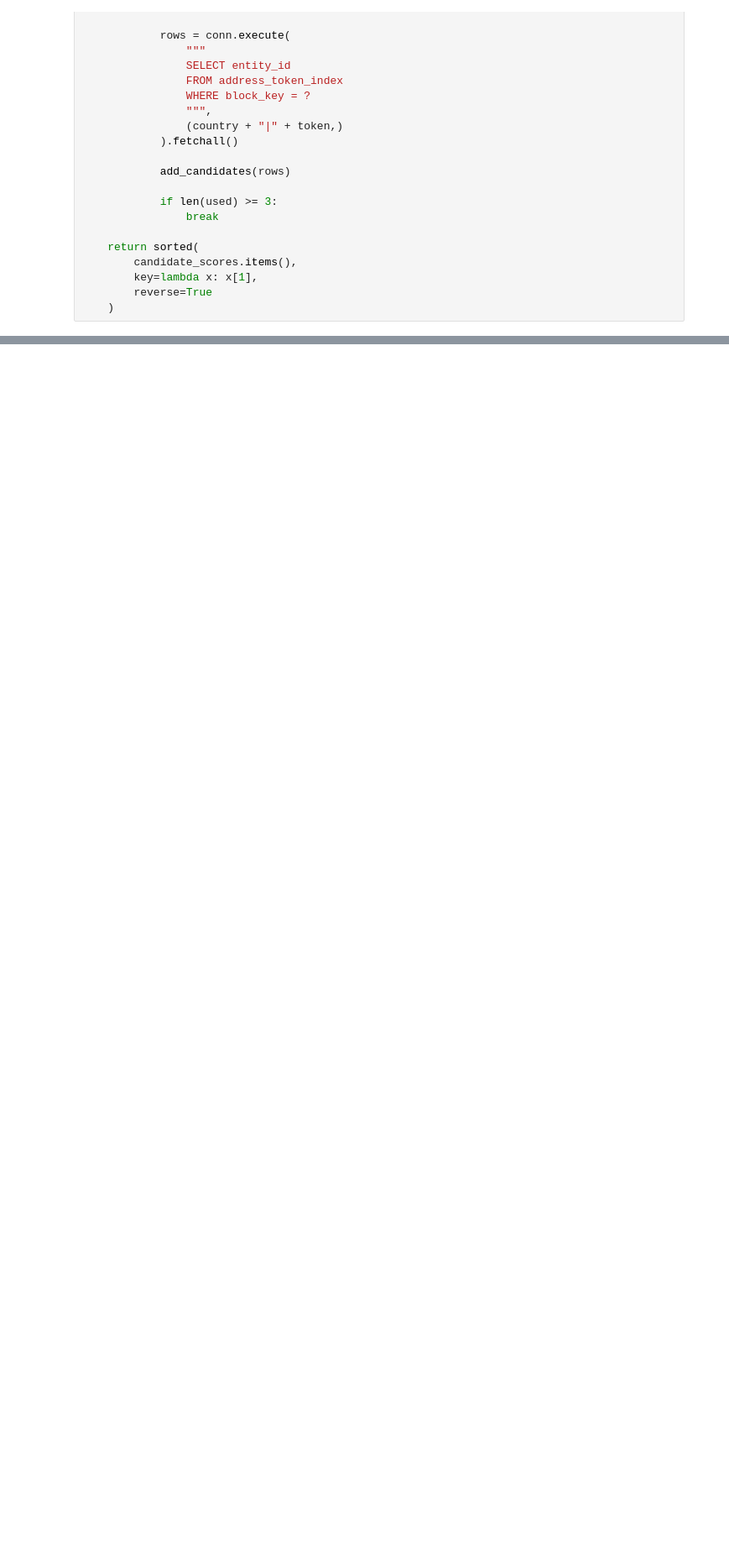
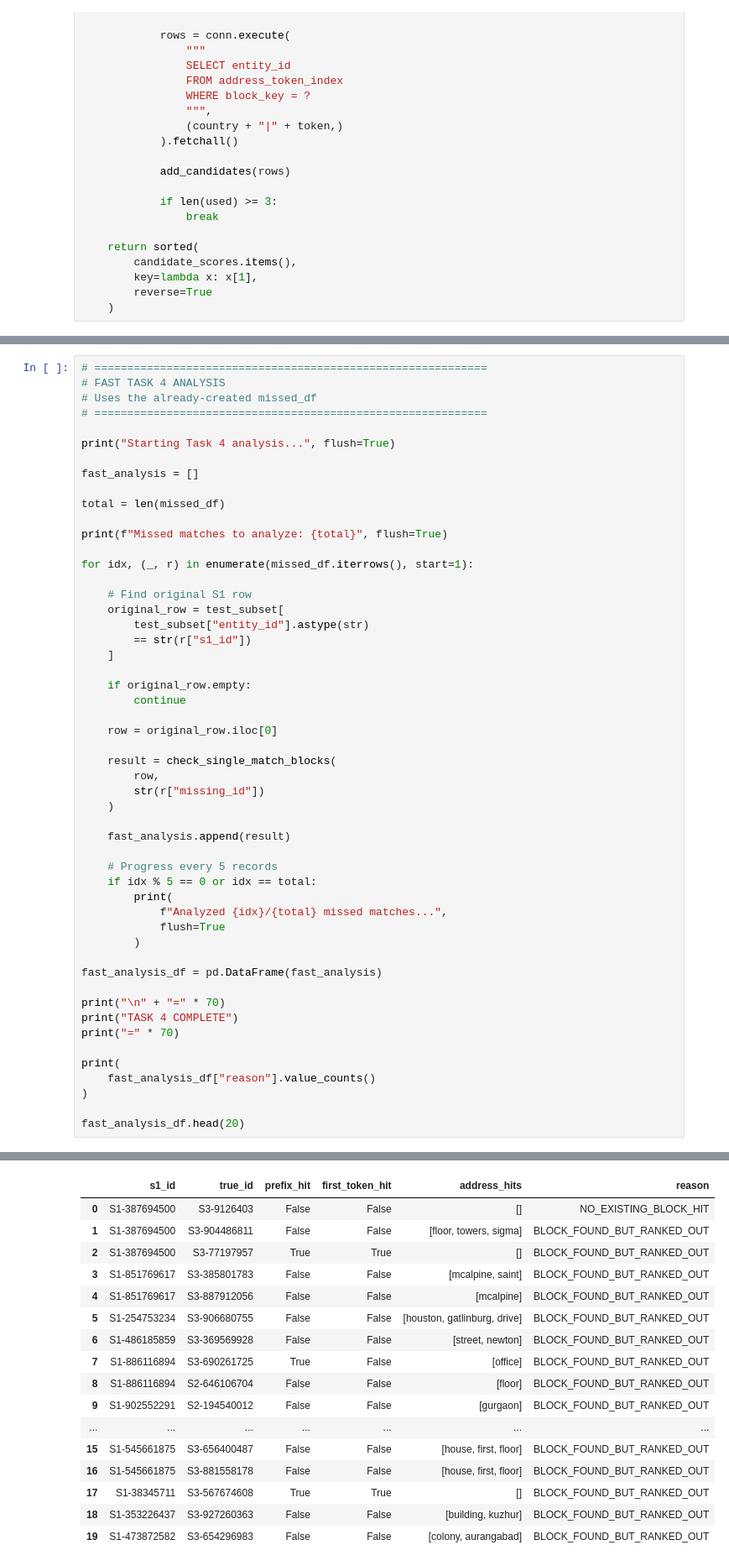
Before and after one commit to NidhiPatil22/business-entity-resolution, a Jupyter notebook: code/business_entity_resolution/src/memory_safe_pipeline.ipynb, the cells around one changed output, grey strips where cells are left out. Shown at 84% size. Drawn from its saved outputs; the diff is of its cells as text; blank space fills up the shorter version.

```diff
--- a/code/business_entity_resolution/src/memory_safe_pipeline.ipynb
+++ b/code/business_entity_resolution/src/memory_safe_pipeline.ipynb
@@ -1982,0 +2040,53 @@ print(
+# %%
+# ============================================================
+# FAST TASK 4 ANALYSIS
+# Uses the already-created missed_df
+# ============================================================
+
+print("Starting Task 4 analysis...", flush=True)
+
+fast_analysis = []
+
+total = len(missed_df)
+
+print(f"Missed matches to analyze: {total}", flush=True)
+
+for idx, (_, r) in enumerate(missed_df.iterrows(), start=1):
+
+    # Find original S1 row
+    original_row = test_subset[
+        test_subset["entity_id"].astype(str)
+        == str(r["s1_id"])
+    ]
+
+    if original_row.empty:
+        continue
+
+    row = original_row.iloc[0]
+
+    result = check_single_match_blocks(
+        row,
+        str(r["missing_id"])
+    )
+
+    fast_analysis.append(result)
+
+    # Progress every 5 records
+    if idx % 5 == 0 or idx == total:
+        print(
+            f"Analyzed {idx}/{total} missed matches...",
+            flush=True
+        )
+
+fast_analysis_df = pd.DataFrame(fast_analysis)
+
+print("\n" + "=" * 70)
+print("TASK 4 COMPLETE")
+print("=" * 70)
+
+print(
+    fast_analysis_df["reason"].value_counts()
+)
+
+fast_analysis_df.head(20)
+# %% [output]
@@ -1982,0 +2112,17 @@ print(
+|  | s1_id | true_id | prefix_hit | first_token_hit | address_hits | reason |
+| 0 | S1-387694500 | S3-9126403 | False | False | [] | NO_EXISTING_BLOCK_HIT |
+| 1 | S1-387694500 | S3-904486811 | False | False | [floor, towers, sigma] | BLOCK_FOUND_BUT_RANKED_OUT |
+| 2 | S1-387694500 | S3-77197957 | True | True | [] | BLOCK_FOUND_BUT_RANKED_OUT |
+| 3 | S1-851769617 | S3-385801783 | False | False | [mcalpine, saint] | BLOCK_FOUND_BUT_RANKED_OUT |
+| 4 | S1-851769617 | S3-887912056 | False | False | [mcalpine] | BLOCK_FOUND_BUT_RANKED_OUT |
+| 5 | S1-254753234 | S3-906680755 | False | False | [houston, gatlinburg, drive] | BLOCK_FOUND_BUT_RANKED_OUT |
+| 6 | S1-486185859 | S3-369569928 | False | False | [street, newton] | BLOCK_FOUND_BUT_RANKED_OUT |
+| 7 | S1-886116894 | S3-690261725 | True | False | [office] | BLOCK_FOUND_BUT_RANKED_OUT |
+| 8 | S1-886116894 | S2-646106704 | False | False | [floor] | BLOCK_FOUND_BUT_RANKED_OUT |
+| 9 | S1-902552291 | S2-194540012 | False | False | [gurgaon] | BLOCK_FOUND_BUT_RANKED_OUT |
+| ... | ... | ... | ... | ... | ... | ... |
+| 15 | S1-545661875 | S3-656400487 | False | False | [house, first, floor] | BLOCK_FOUND_BUT_RANKED_OUT |
+| 16 | S1-545661875 | S3-881558178 | False | False | [house, first, floor] | BLOCK_FOUND_BUT_RANKED_OUT |
+| 17 | S1-38345711 | S3-567674608 | True | True | [] | BLOCK_FOUND_BUT_RANKED_OUT |
+| 18 | S1-353226437 | S3-927260363 | False | False | [building, kuzhur] | BLOCK_FOUND_BUT_RANKED_OUT |
+| 19 | S1-473872582 | S3-654296983 | False | False | [colony, aurangabad] | BLOCK_FOUND_BUT_RANKED_OUT |
```
Also changed, not shown: parts of 5 cells of this notebook.
